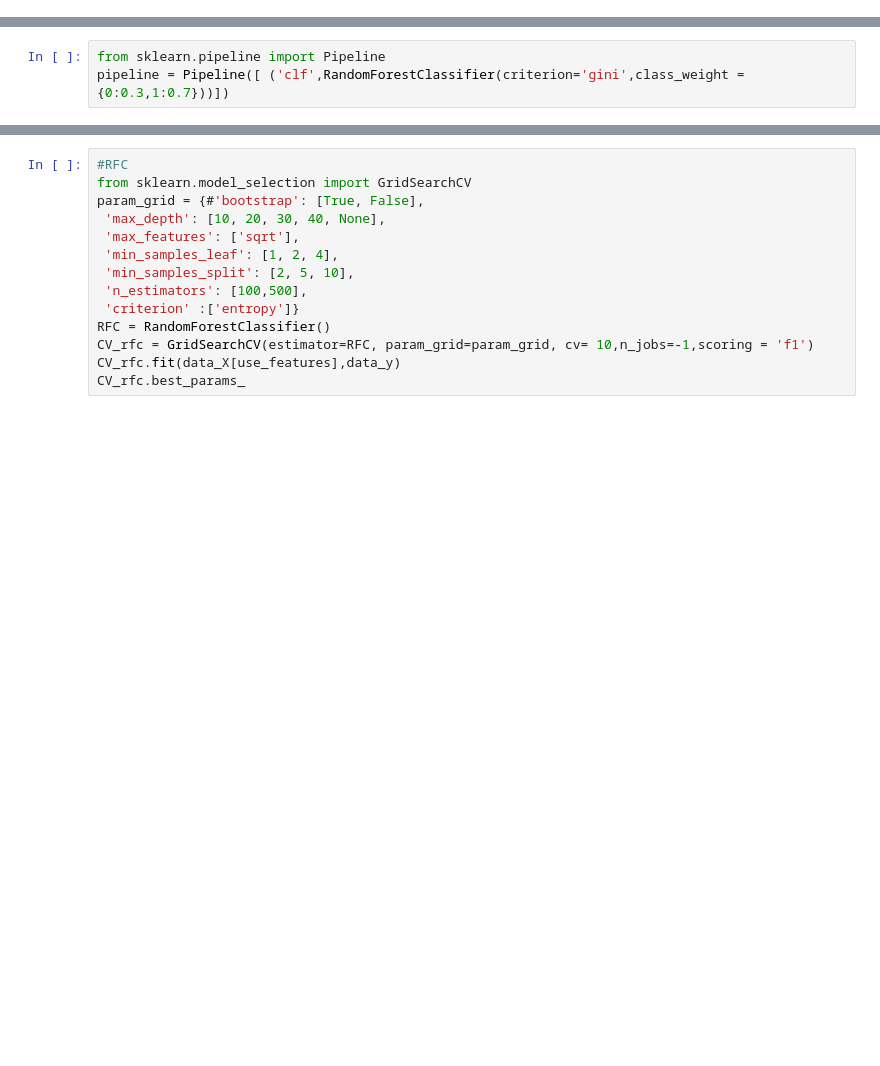
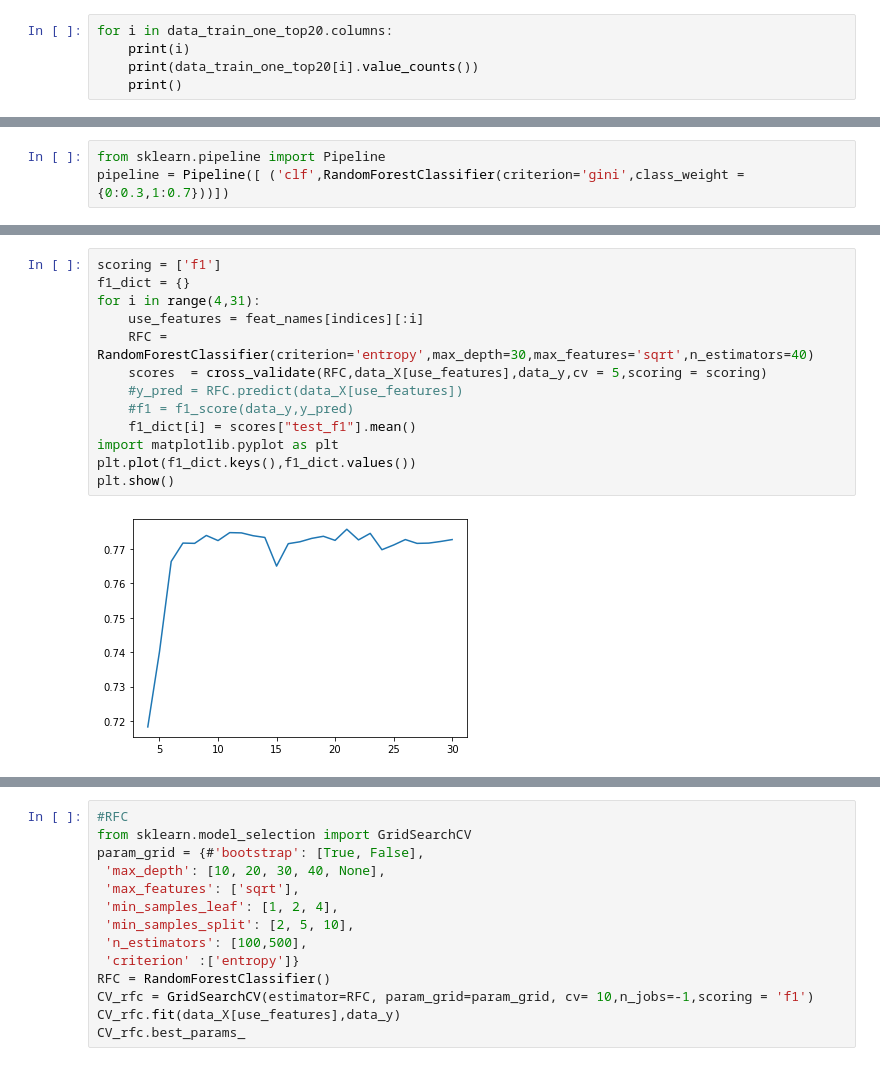
Before and after one commit to Huan111/Trackhack.21.2---Predict-upgrade, a Jupyter notebook: model_training.ipynb, the cells around one changed output, grey strips where cells are left out. Drawn from its saved outputs; the diff is of its cells as text; blank space fills up the shorter version.

```diff
--- a/model_training.ipynb
+++ b/model_training.ipynb
@@ -106,0 +598,5 @@ memory usage: 11.5+ MB
+# %%
+for i in data_train_one_top20.columns:
+    print(i)
+    print(data_train_one_top20[i].value_counts())
+    print()
@@ -420,0 +1016,15 @@ CV_rfc.best_score_
+# %%
+scoring = ['f1']
+f1_dict = {}
+for i in range(4,31):
+    use_features = feat_names[indices][:i]
+    RFC = RandomForestClassifier(criterion='entropy',max_depth=30,max_features='sqrt',n_estimators=40)
+    scores  = cross_validate(RFC,data_X[use_features],data_y,cv = 5,scoring = scoring)
+    #y_pred = RFC.predict(data_X[use_features])
+    #f1 = f1_score(data_y,y_pred)
+    f1_dict[i] = scores["test_f1"].mean()
+import matplotlib.pyplot as plt
+plt.plot(f1_dict.keys(),f1_dict.values())
+plt.show()
+# %% [output]
+[figure, added]
```
Also changed, not shown: parts of 83 cells of this notebook, 2 other files.
